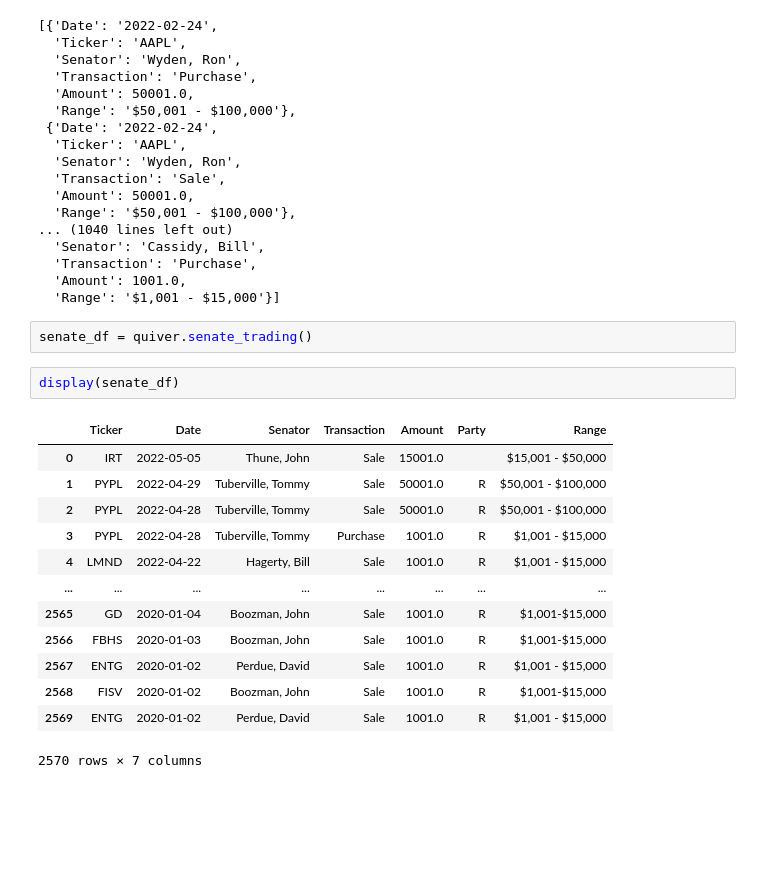
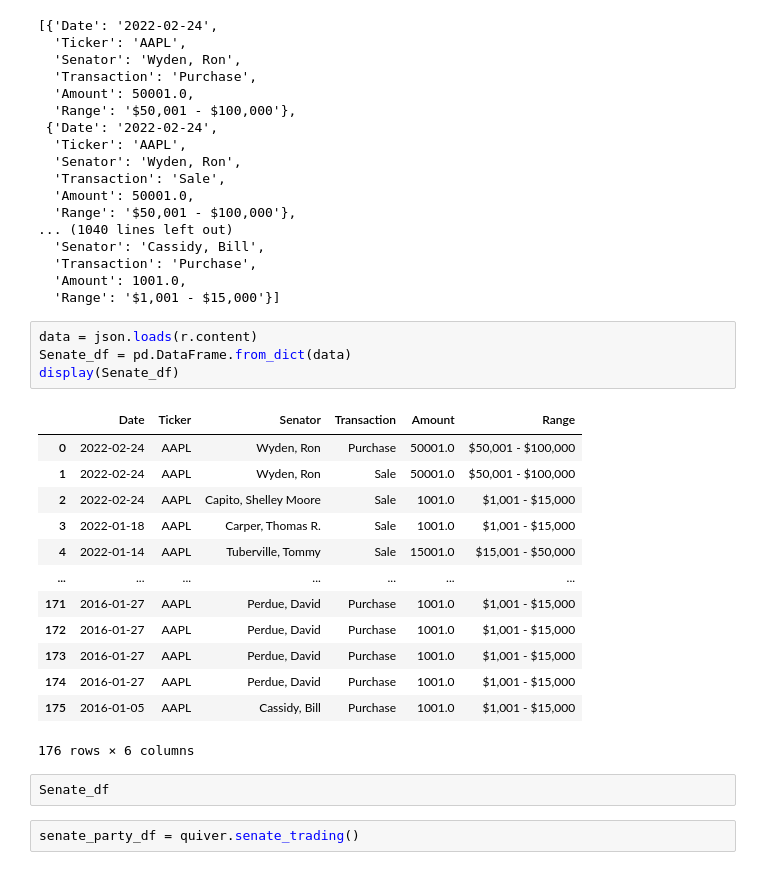
Before and after one commit to Loudju/Fintech_Project1_Politician_stock_trading, a Jupyter notebook: senate_trade_cleanup.ipynb, the cells around one changed output. Cells and saved outputs as stored; diff of their text form; blank space fills up the shorter version.

```diff
--- a/senate_trade_cleanup.ipynb
+++ b/senate_trade_cleanup.ipynb
@@ -48,22 +48,26 @@ senate_df
   'Transaction': 'Purchase',
   'Amount': 1001.0,
   'Range': '$1,001 - $15,000'}]
+# %%
+data = json.loads(r.content)
+Senate_df = pd.DataFrame.from_dict(data)
+display(Senate_df)
+# %% [output]
+|  | Date | Ticker | Senator | Transaction | Amount | Range |
+| 0 | 2022-02-24 | AAPL | Wyden, Ron | Purchase | 50001.0 | $50,001 - $100,000 |
+| 1 | 2022-02-24 | AAPL | Wyden, Ron | Sale | 50001.0 | $50,001 - $100,000 |
+| 2 | 2022-02-24 | AAPL | Capito, Shelley Moore | Sale | 1001.0 | $1,001 - $15,000 |
+| 3 | 2022-01-18 | AAPL | Carper, Thomas R. | Sale | 1001.0 | $1,001 - $15,000 |
+| 4 | 2022-01-14 | AAPL | Tuberville, Tommy | Sale | 15001.0 | $15,001 - $50,000 |
+| ... | ... | ... | ... | ... | ... | ... |
+| 171 | 2016-01-27 | AAPL | Perdue, David | Purchase | 1001.0 | $1,001 - $15,000 |
+| 172 | 2016-01-27 | AAPL | Perdue, David | Purchase | 1001.0 | $1,001 - $15,000 |
+| 173 | 2016-01-27 | AAPL | Perdue, David | Purchase | 1001.0 | $1,001 - $15,000 |
+| 174 | 2016-01-27 | AAPL | Perdue, David | Purchase | 1001.0 | $1,001 - $15,000 |
+| 175 | 2016-01-05 | AAPL | Cassidy, Bill | Purchase | 1001.0 | $1,001 - $15,000 |
+176 rows × 6 columns
+# %%
+Senate_df
 # %%
-senate_df = quiver.senate_trading()
+senate_party_df = quiver.senate_trading()
-# %%
-display(senate_df)
-# %% [output]
-|  | Ticker | Date | Senator | Transaction | Amount | Party | Range |
-| 0 | IRT | 2022-05-05 | Thune, John | Sale | 15001.0 |  | $15,001 - $50,000 |
-| 1 | PYPL | 2022-04-29 | Tuberville, Tommy | Sale | 50001.0 | R | $50,001 - $100,000 |
-| 2 | PYPL | 2022-04-28 | Tuberville, Tommy | Sale | 50001.0 | R | $50,001 - $100,000 |
-| 3 | PYPL | 2022-04-28 | Tuberville, Tommy | Purchase | 1001.0 | R | $1,001 - $15,000 |
-| 4 | LMND | 2022-04-22 | Hagerty, Bill | Sale | 1001.0 | R | $1,001 - $15,000 |
-| ... | ... | ... | ... | ... | ... | ... | ... |
-| 2565 | GD | 2020-01-04 | Boozman, John | Sale | 1001.0 | R | $1,001-$15,000 |
-| 2566 | FBHS | 2020-01-03 | Boozman, John | Sale | 1001.0 | R | $1,001-$15,000 |
-| 2567 | ENTG | 2020-01-02 | Perdue, David | Sale | 1001.0 | R | $1,001 - $15,000 |
-| 2568 | FISV | 2020-01-02 | Boozman, John | Sale | 1001.0 | R | $1,001-$15,000 |
-| 2569 | ENTG | 2020-01-02 | Perdue, David | Sale | 1001.0 | R | $1,001 - $15,000 |
-2570 rows × 7 columns
 # %%
```
Also changed, not shown: parts of 4 cells of this notebook.
